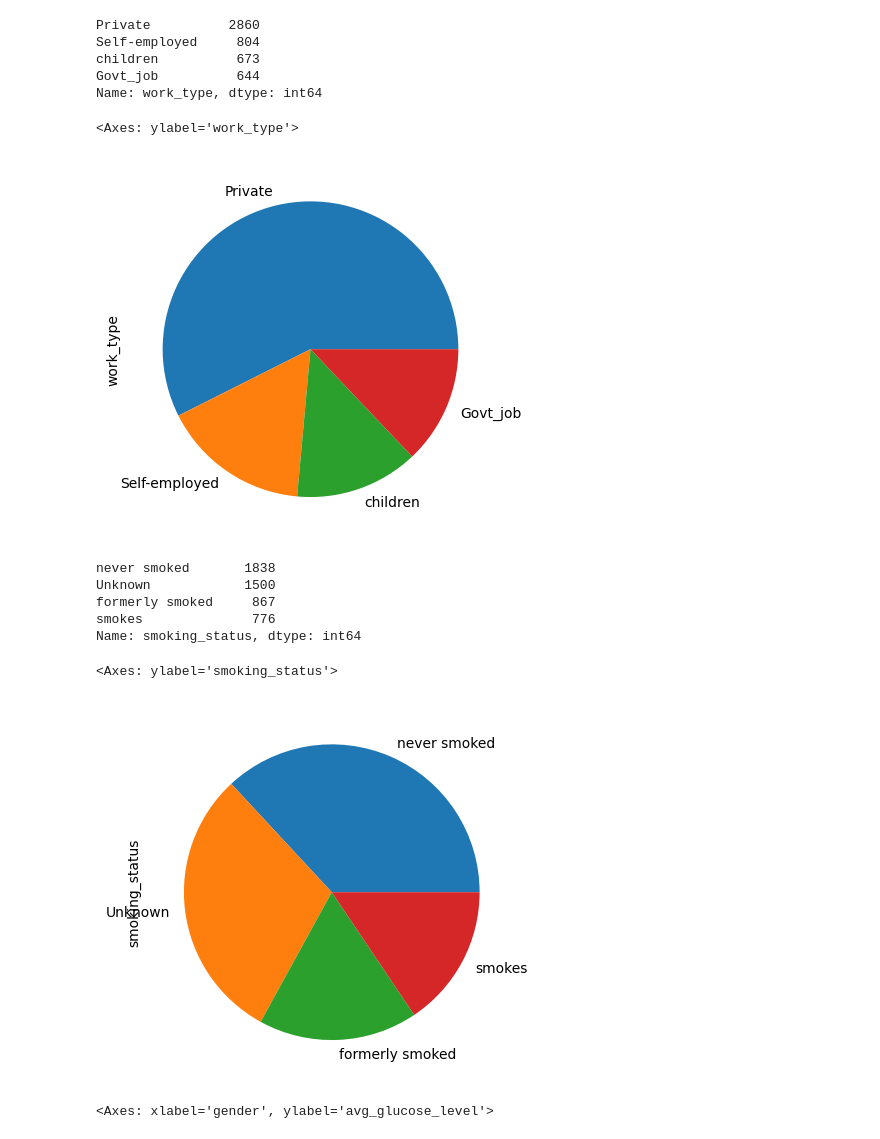
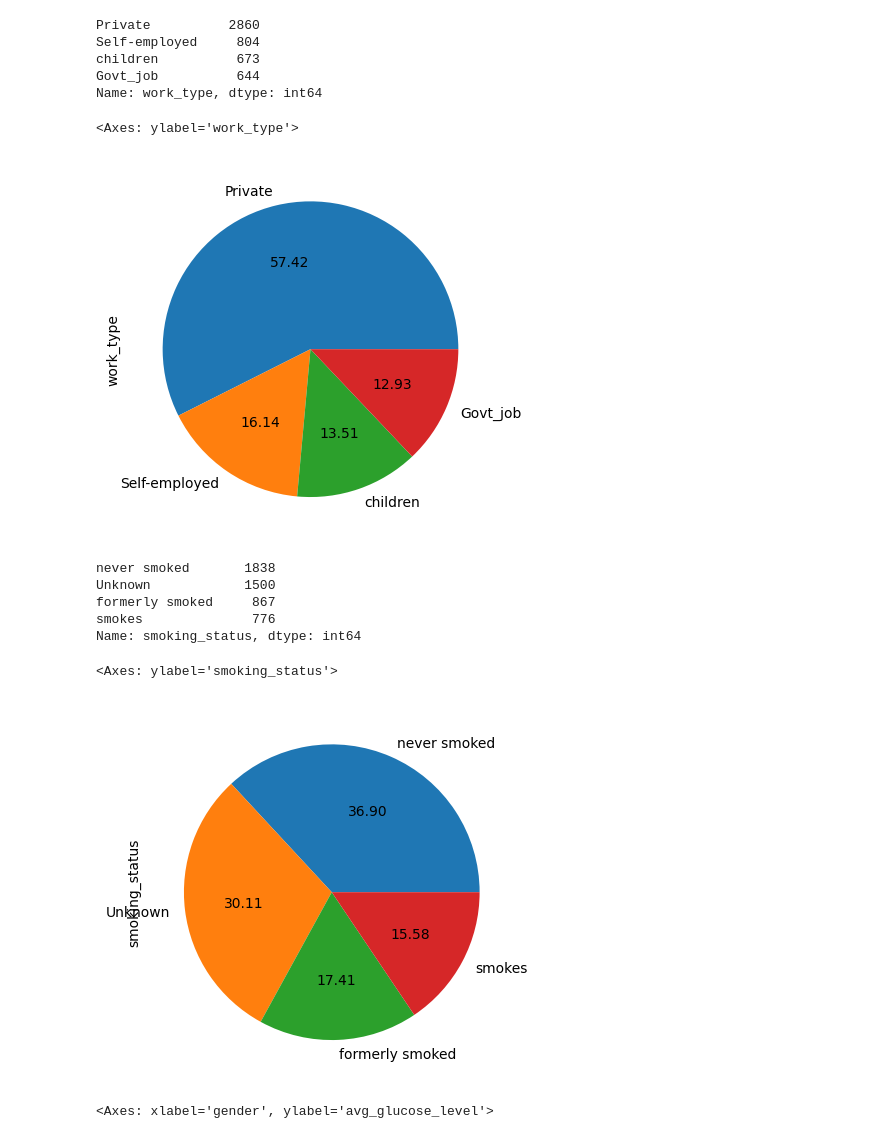
Before and after one commit to spandanapatta/Brain_Stroke_Prediction, a Jupyter notebook: Brain_Stroke_Prediction.ipynb, the cells around one changed output. Saved outputs shown, nothing was run; the diff lists cells and outputs as text; code cells hidden in the pictures.

```diff
--- a/Brain_Stroke_Prediction.ipynb
+++ b/Brain_Stroke_Prediction.ipynb
@@ -145,10 +145,10 @@ Govt_job          644
 Name: work_type, dtype: int64
 # %%
 # Graphical representation of the value counts of the work-type attribute
-stroke_data['work_type'].value_counts().plot(kind="pie")
+stroke_data['work_type'].value_counts().plot(kind="pie",autopct='%.2f')
 # %% [output]
 <Axes: ylabel='work_type'>
-[figure, old version]
+[figure, new version]
 # %%
 # Value of count of somoking status attribute
 stroke_data['smoking_status'].value_counts()
@@ -160,10 +160,10 @@ smokes              776
 Name: smoking_status, dtype: int64
 # %%
 # Graphical representation of the value counts of the smoking staus attribute
-stroke_data['smoking_status'].value_counts().plot(kind="pie")
+stroke_data['smoking_status'].value_counts().plot(kind="pie",autopct='%.2f')
 # %% [output]
 <Axes: ylabel='smoking_status'>
-[figure, old version]
+[figure, new version]
 # %%
 sns.boxplot(data = stroke_data,x='gender',y= 'avg_glucose_level')
 # %% [output]
```
Also changed, not shown: parts of 15 cells of this notebook.
